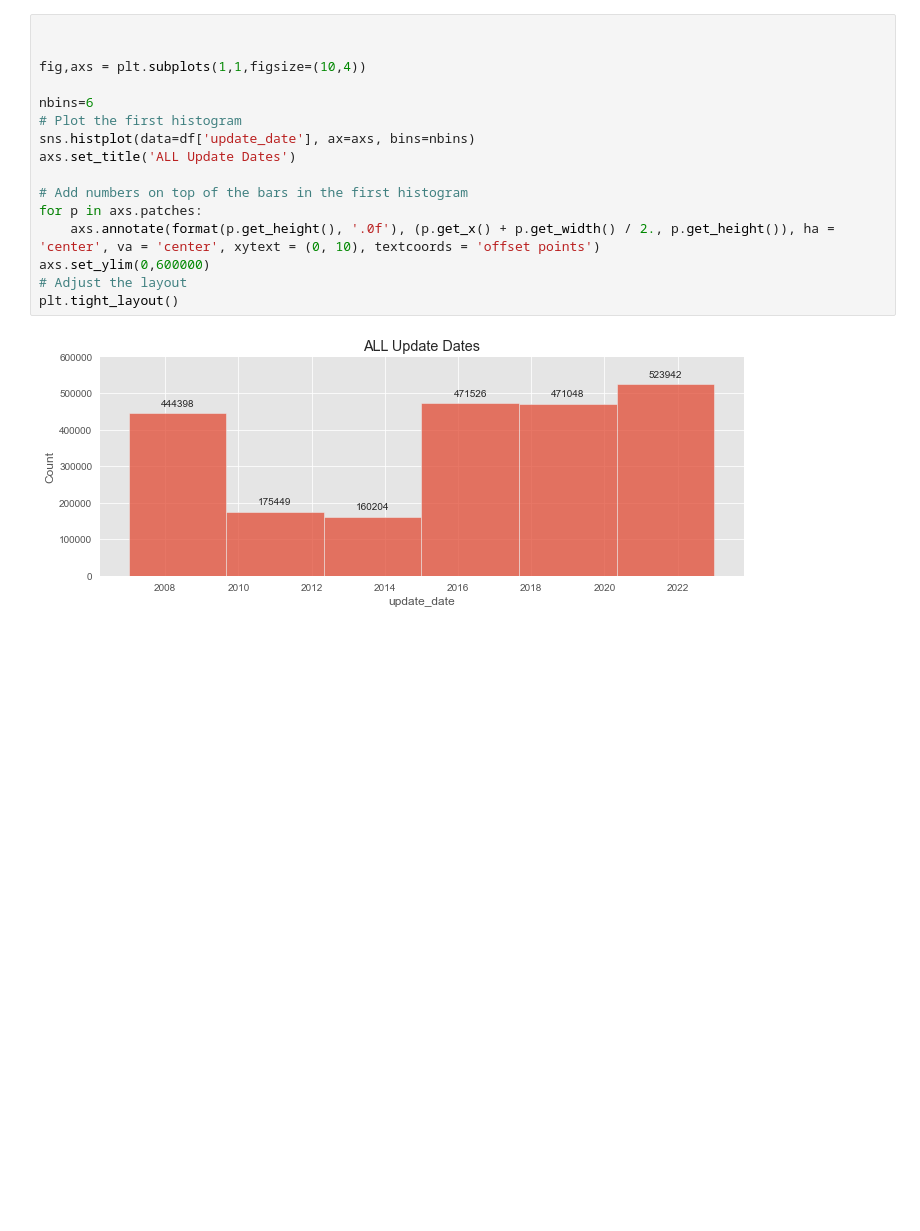
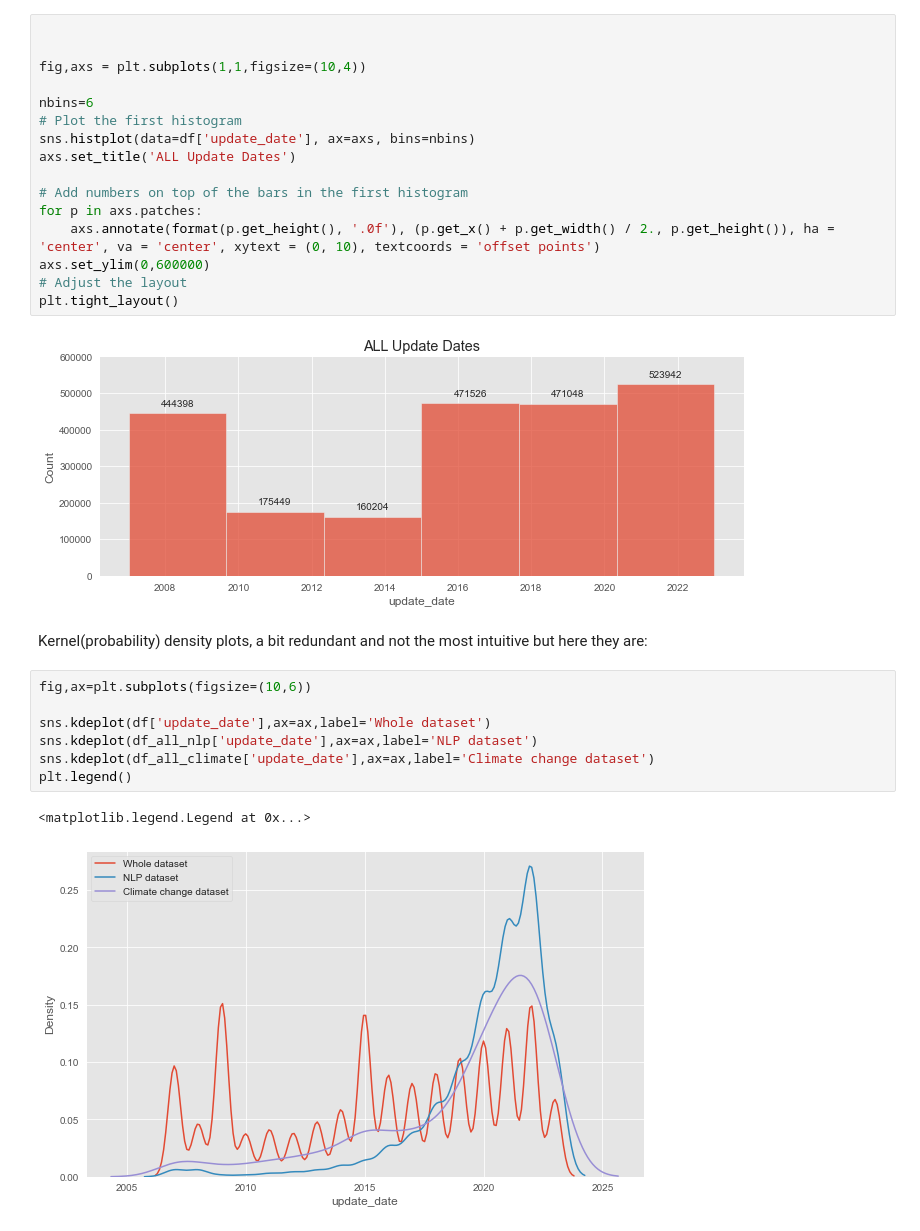
Before and after one commit to gsiraji/wins-topics-network, a Jupyter notebook: arxiv_data_scraping.ipynb, the cells around one changed output. Saved outputs shown, nothing was run; the diff lists cells and outputs as text; blank space fills up the shorter version.

Commit message:
Added better distrubition visualizations

```diff
--- a/arxiv_data_scraping.ipynb
+++ b/arxiv_data_scraping.ipynb
@@ -276,3 +276,15 @@ axs.set_ylim(0,600000)
 plt.tight_layout()
 # %% [output]
 [figure]
+# %% [markdown]
+Kernel(probability) density plots, a bit redundant and not the most intuitive but here they are:
+# %%
+fig,ax=plt.subplots(figsize=(10,6))
+
+sns.kdeplot(df['update_date'],ax=ax,label='Whole dataset')
+sns.kdeplot(df_all_nlp['update_date'],ax=ax,label='NLP dataset')
+sns.kdeplot(df_all_climate['update_date'],ax=ax,label='Climate change dataset')
+plt.legend()
+# %% [output]
+<matplotlib.legend.Legend at 0x...>
+[figure, added]
```
Also changed, not shown: parts of 4 cells of this notebook.
